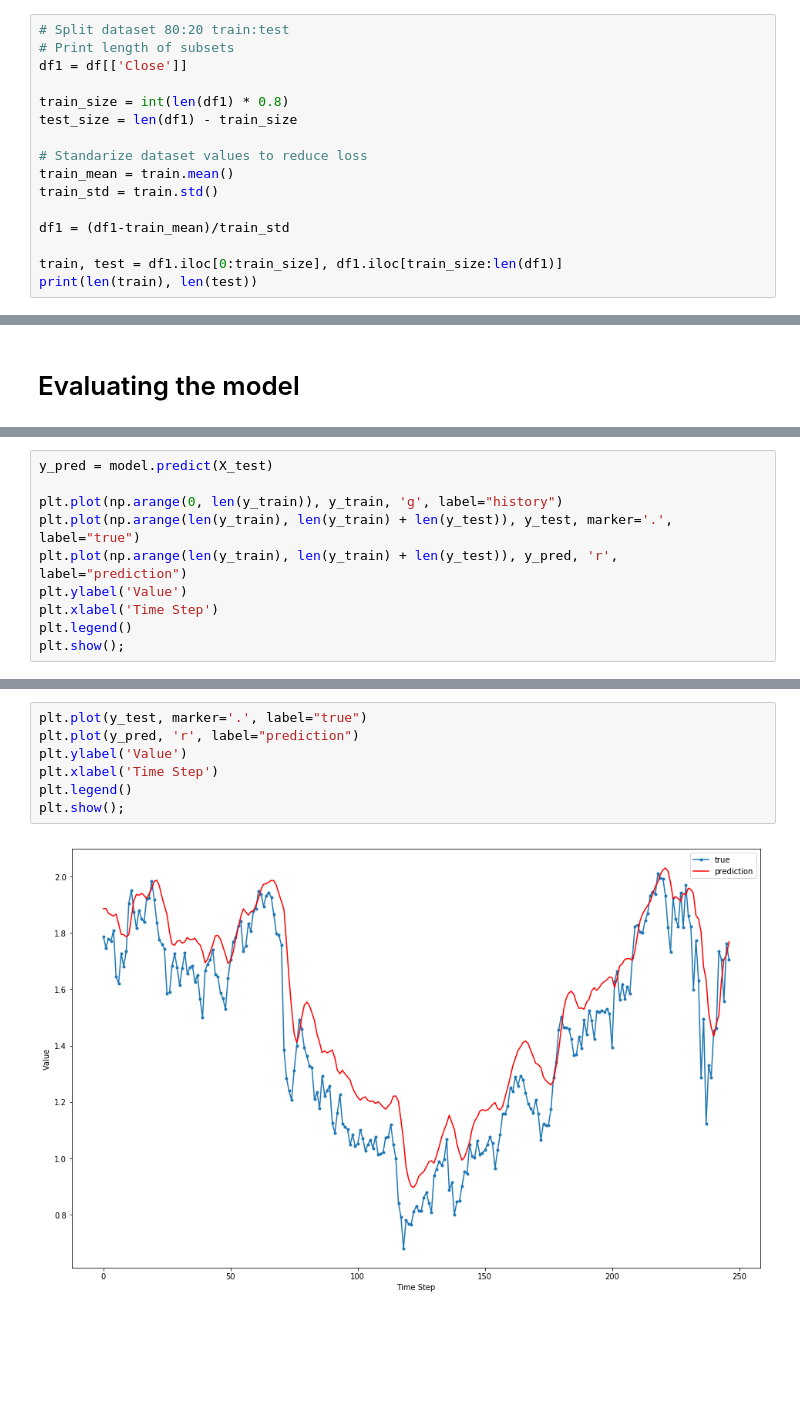
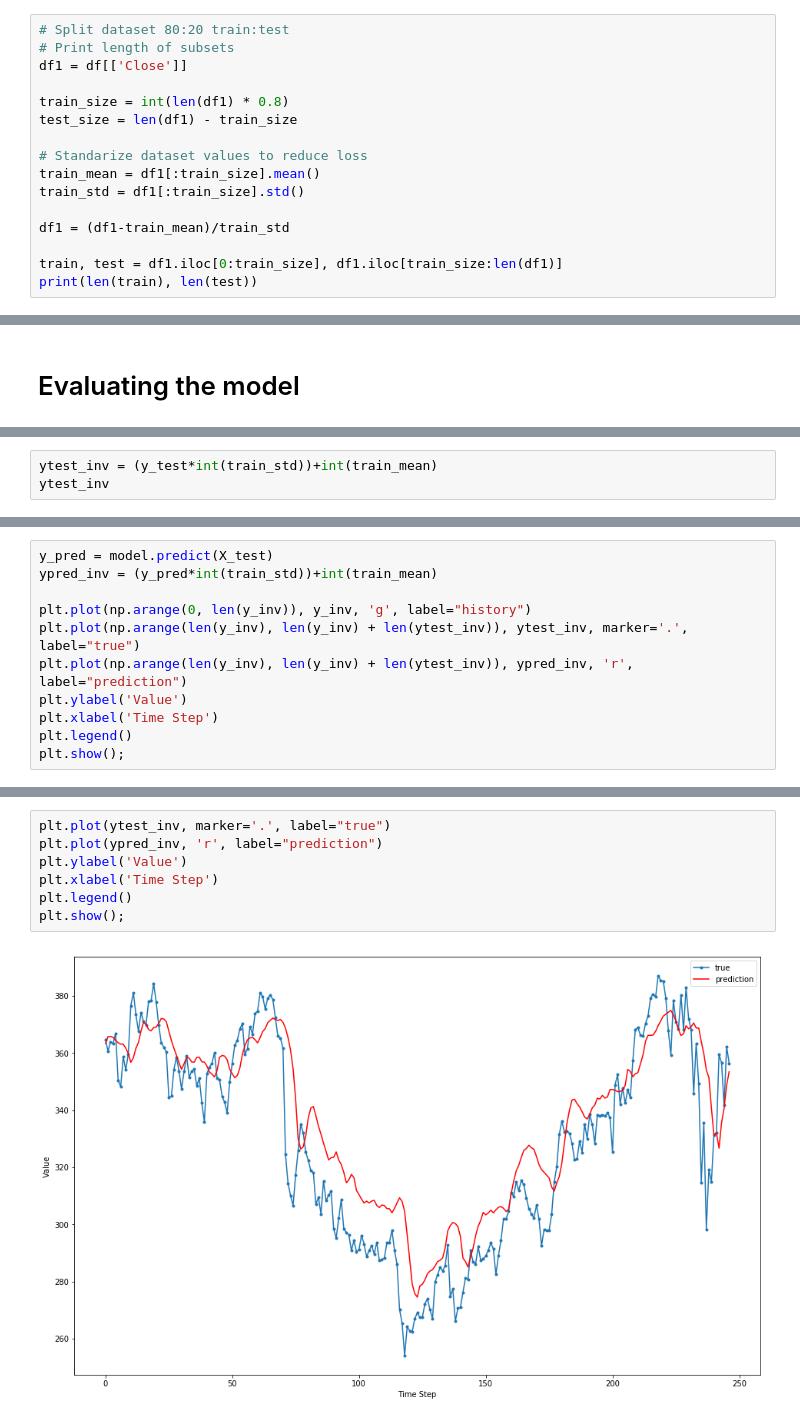
Before and after one commit to banluong/stock-prediction-rnn-web-app, a Jupyter notebook: rnn-stock-prediction.ipynb, the cells around one changed output, grey strips where cells are left out. Cells and saved outputs as stored; diff of their text form; blank space fills up the shorter version.

```diff
--- a/rnn-stock-prediction.ipynb
+++ b/rnn-stock-prediction.ipynb
@@ -95,8 +115,8 @@ train_size = int(len(df1) * 0.8)
 test_size = len(df1) - train_size
 
 # Standarize dataset values to reduce loss
-train_mean = train.mean()
-train_std = train.std()
+train_mean = df1[:train_size].mean()
+train_std = df1[:train_size].std()
 
 df1 = (df1-train_mean)/train_std
 
@@ -232,0 +267,3 @@ plt.legend();
+# %%
+ytest_inv = (y_test*int(train_std))+int(train_mean)
+ytest_inv
@@ -233,9 +288,10 @@ plt.legend();
 # %%
 y_pred = model.predict(X_test)
+ypred_inv = (y_pred*int(train_std))+int(train_mean)
 
-plt.plot(np.arange(0, len(y_train)), y_train, 'g', label="history")
-plt.plot(np.arange(len(y_train), len(y_train) + len(y_test)), y_test, marker='.', label="true")
-plt.plot(np.arange(len(y_train), len(y_train) + len(y_test)), y_pred, 'r', label="prediction")
+plt.plot(np.arange(0, len(y_inv)), y_inv, 'g', label="history")
+plt.plot(np.arange(len(y_inv), len(y_inv) + len(ytest_inv)), ytest_inv, marker='.', label="true")
+plt.plot(np.arange(len(y_inv), len(y_inv) + len(ytest_inv)), ypred_inv, 'r', label="prediction")
 plt.ylabel('Value')
 plt.xlabel('Time Step')
 plt.legend()
@@ -245,9 +301,9 @@ plt.show();
 # %%
-plt.plot(y_test, marker='.', label="true")
-plt.plot(y_pred, 'r', label="prediction")
+plt.plot(ytest_inv, marker='.', label="true")
+plt.plot(ypred_inv, 'r', label="prediction")
 plt.ylabel('Value')
 plt.xlabel('Time Step')
 plt.legend()
 plt.show();
 # %% [output]
-[figure, old version]
+[figure, new version]
```
Also changed, not shown: parts of 10 cells of this notebook.
